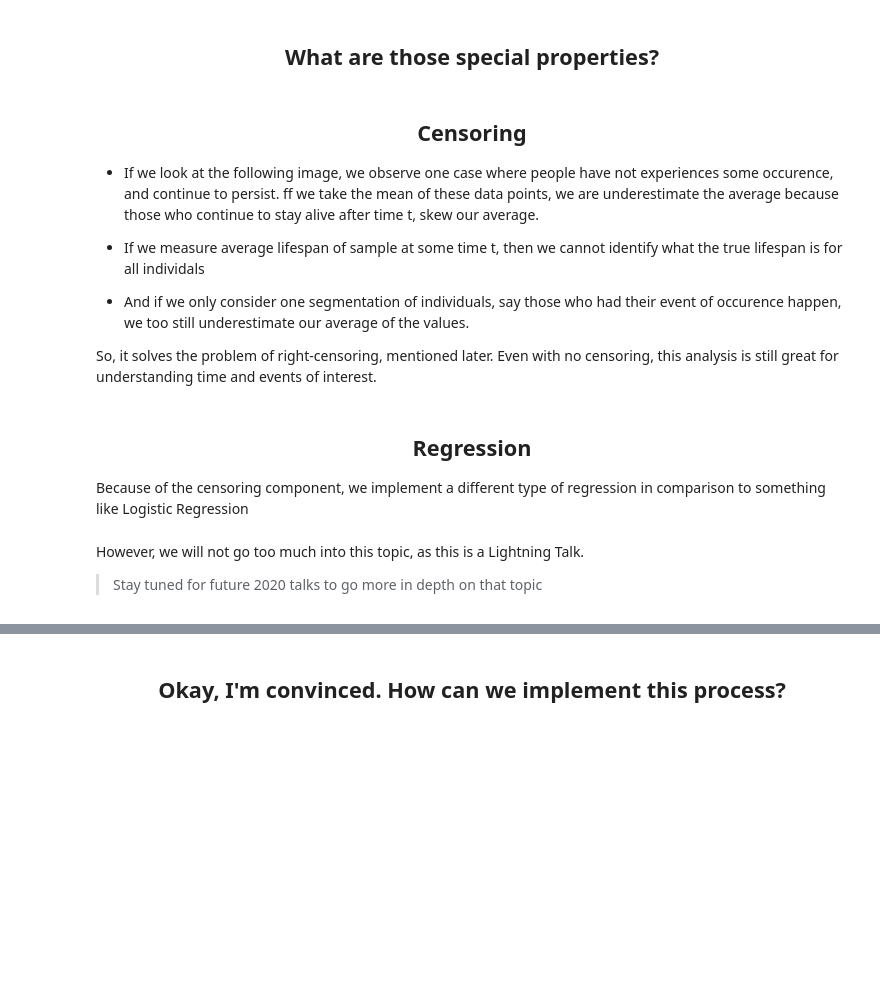
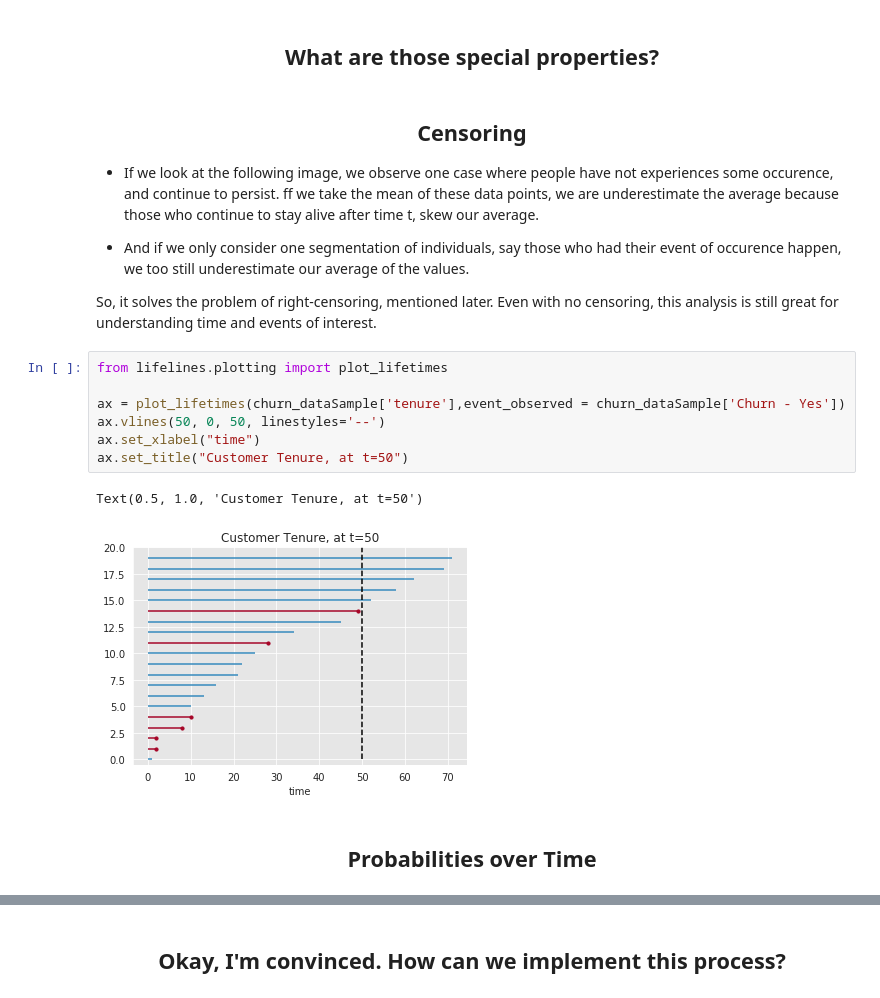
Before and after one commit to CloudChaoszero/Presentations, a Jupyter notebook: BayPiggies/Survival-Analysis/Survival-Analysis-Lifelines.ipynb, the cells around one changed output, grey strips where cells are left out. Drawn from its saved outputs; the diff is of its cells as text; blank space fills up the shorter version.

```diff
--- a/BayPiggies/Survival-Analysis/Survival-Analysis-Lifelines.ipynb
+++ b/BayPiggies/Survival-Analysis/Survival-Analysis-Lifelines.ipynb
@@ -49,16 +88,20 @@ Moreover, there are special properties of this implementation we can utilize to
 # %% [markdown]
 ## <center>  Censoring</center>
 * If we look at the following image, we observe one case where people have not experiences some occurence, and continue to persist. ff we take the mean of these data points, we are underestimate the average because those who continue to stay alive after time t, skew our average.
-
-* If we measure average lifespan of sample at some time t, then we cannot identify what the true lifespan is for all individals
 
 * And if we only consider one segmentation of individuals, say those who had their event of occurence happen, we too still underestimate our average of the values.
 
 
 So, it solves the problem of right-censoring, mentioned later. Even with no censoring, this analysis is still great for understanding time and events of interest.
-# %% [markdown]
-## <center>  Regression </center>
-Because of the censoring component, we implement a different type of regression in comparison to something like Logistic Regression
-# %% [markdown]
-However, we will not go too much into this topic, as this is a Lightning Talk.
-> Stay tuned for future 2020 talks to go more in depth on that topic
+# %%
+from lifelines.plotting import plot_lifetimes
+
+ax = plot_lifetimes(churn_dataSample['tenure'],event_observed = churn_dataSample['Churn - Yes'])
+ax.vlines(50, 0, 50, linestyles='--')
+ax.set_xlabel("time")
+ax.set_title("Customer Tenure, at t=50")
+# %% [output]
+Text(0.5, 1.0, 'Customer Tenure, at t=50')
+[figure, added]
+# %% [markdown]
+## <center>  Probabilities over Time</center>
```
Also changed, not shown: parts of 24 cells of this notebook, 1 other file.
